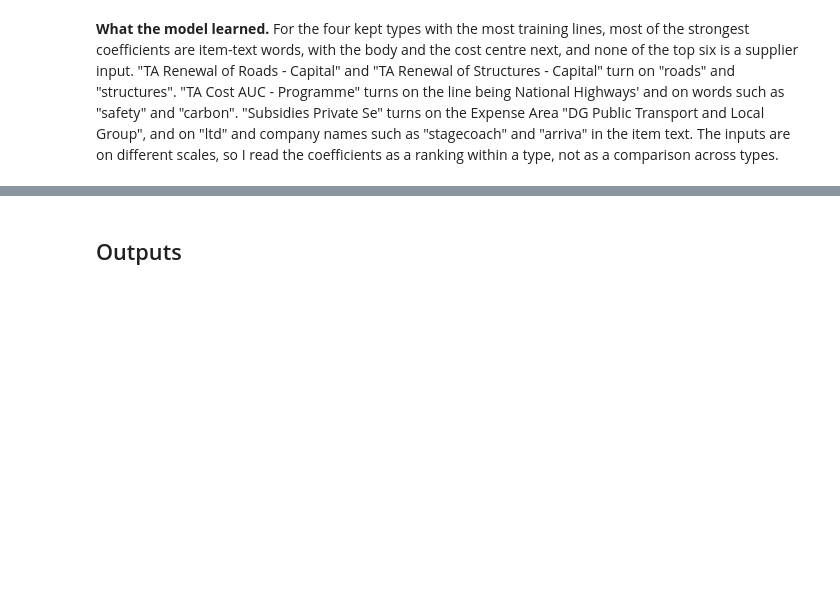
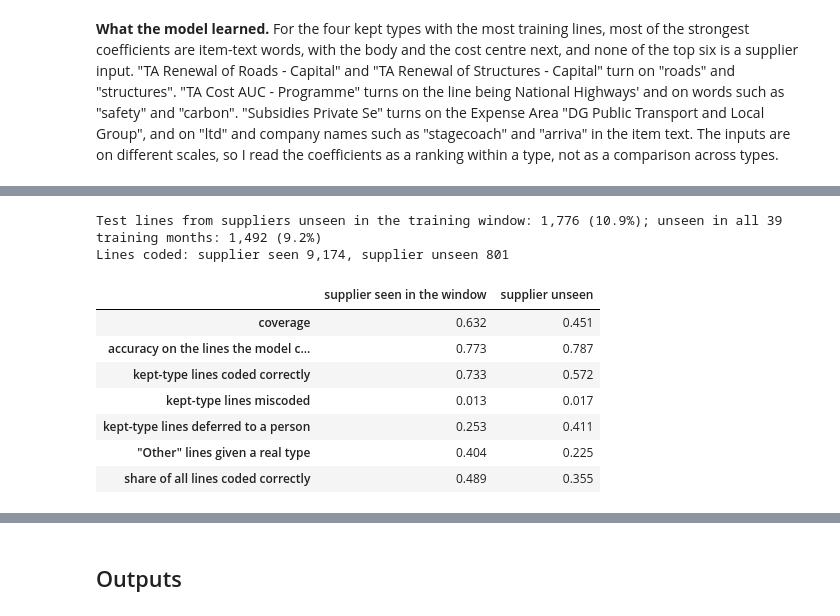
Before and after one commit to PaddyGilliland1/applied-machine-learning-project, a Jupyter notebook: modeling.ipynb, the cells around one changed output, grey strips where cells are left out. Drawn from its saved outputs; the diff is of its cells as text; code cells hidden in the pictures; blank space fills up the shorter version.

```diff
--- a/modeling.ipynb
+++ b/modeling.ipynb
@@ -3349,0 +3609,45 @@ coefficients
+# %%
+# An input shift, apart from the new labels: test lines from suppliers the
+# training window never saw.
+seen = set(X_train["supplier"])
+unseen = ~testing["supplier"].isin(seen)
+never = ~testing["supplier"].isin(set(training["supplier"]))
+unseen_suppliers = pd.Series(
+    {
+        "share of test lines": unseen.mean(),
+        "share of test lines, unseen in all 39 training months": never.mean(),
+    }
+)
+print(
+    f"Test lines from suppliers unseen in the training window: "
+    f"{unseen.sum():,} ({unseen.mean():.1%}); unseen in all 39 training "
+    f"months: {never.sum():,} ({never.mean():.1%})"
+)
+by_supplier = pd.DataFrame(
+    {
+        "supplier seen in the window": reject_option(
+            truth_test[~unseen], test_proba[chosen_name][~unseen], threshold
+        ),
+        "supplier unseen": reject_option(
+            truth_test[unseen], test_proba[chosen_name][unseen], threshold
+        ),
+    }
+)
+print(
+    "Lines coded: supplier seen "
+    f"{int(by_supplier.loc['lines coded', 'supplier seen in the window']):,}"
+    f", supplier unseen "
+    f"{int(by_supplier.loc['lines coded', 'supplier unseen']):,}"
+)
+by_supplier.drop(index=["threshold", "lines coded"])
+# %% [output]
+Test lines from suppliers unseen in the training window: 1,776 (10.9%); unseen in all 39 training months: 1,492 (9.2%)
+Lines coded: supplier seen 9,174, supplier unseen 801
+|  | supplier seen in the window | supplier unseen |
+| coverage | 0.632 | 0.451 |
+| accuracy on the lines the model c... | 0.773 | 0.787 |
+| kept-type lines coded correctly | 0.733 | 0.572 |
+| kept-type lines miscoded | 0.013 | 0.017 |
+| kept-type lines deferred to a person | 0.253 | 0.411 |
+| "Other" lines given a real type | 0.404 | 0.225 |
+| share of all lines coded correctly | 0.489 | 0.355 |
```
Also changed, not shown: parts of 11 cells of this notebook.
